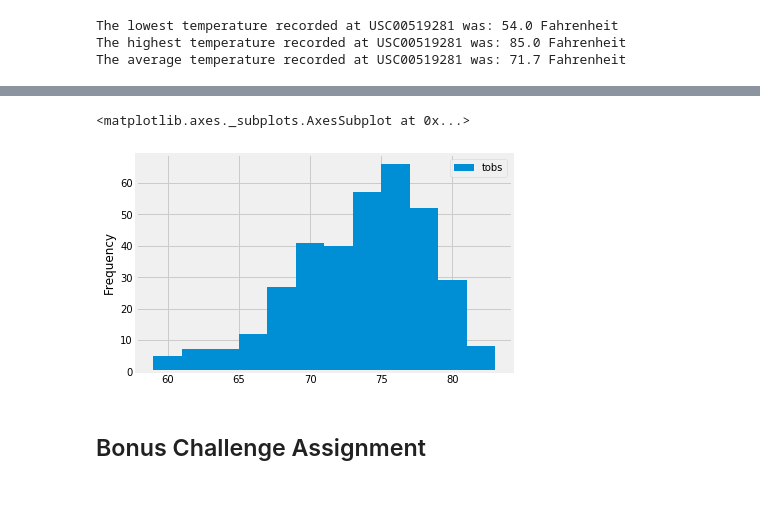
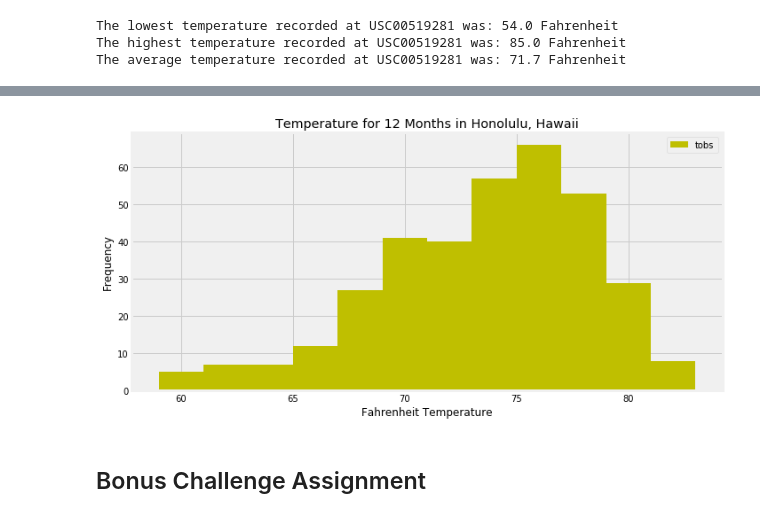
Before and after one commit to RADettmer/sqlalchemy_challenge, a Jupyter notebook: climate_starter.ipynb, the cells around one changed output, grey strips where cells are left out. Drawn from its saved outputs; the diff is of its cells as text; code cells hidden in the pictures.

```diff
--- a/climate_starter.ipynb
+++ b/climate_starter.ipynb
@@ -195,25 +196,33 @@ SyntaxError: keyword can't be an expression (<ipython-input-182-5d2c47e405e2>, l
 # %%
 # Choose the station with the highest number of temperature observations.
 # Query the last 12 months of temperature observation data for this station and plot the results as a histogram
-#session.query(Measurement.date, Measurement.tobs).filter(Measurement.date >= query_date).order_by(Measurement.date).filter().all()
-#prints the entire list of temp data
+# query for the last year of temperature data for one year
+tdata = (session.query(Measurement.date, Measurement.tobs).filter(Measurement.date >= query_date).filter(Measurement.station == mactsta[0])
+.order_by(Measurement.date).all())
 # %%
-#query for the last year of temperature data - this works but needs fixed -
-tdata = (session.query(Measurement.date, Measurement.tobs).filter(Measurement.date > query_date).filter(Measurement.station == mactsta[0])
-.order_by(Measurement.date).all())
-
 #convert query object to data frame
 df3 = pd.DataFrame(tdata)
 df3 = df3.set_index('date')
 
 #sort by date
 df3 = df3.sort_index(ascending=True)
-
-#histogram plot with pandas
-df3.plot(kind='hist', bins=12)
-# %% [output]
-<matplotlib.axes._subplots.AxesSubplot at 0x...>
-[figure, removed]
+# %%
+#plot histogram
+fig, ax = plt.subplots(figsize=(10,5))
+df3.plot.hist(bins = 12, ax = ax, color='y')
+
+#set labels
+ax.set_xlabel("Fahrenheit Temperature")
+ax.set_ylabel("Frequency")
+ax.set_title("Temperature for 12 Months in Honolulu, Hawaii")
+
+#save figure
+plt.savefig("plot2.png")
+
+plt.tight_layout()
+plt.show()
+# %% [output]
+[figure, added]
 # %% [markdown]
 ## Bonus Challenge Assignment
 # %%
```
Also changed, not shown: parts of 7 cells of this notebook, 3 other files.
